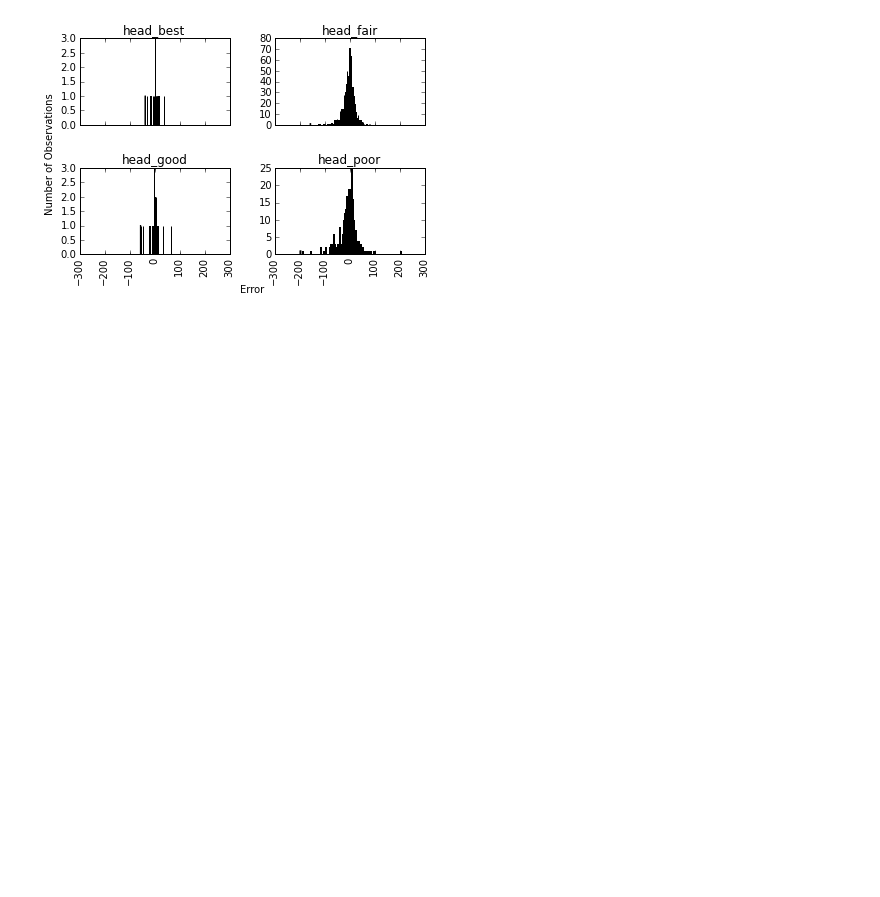
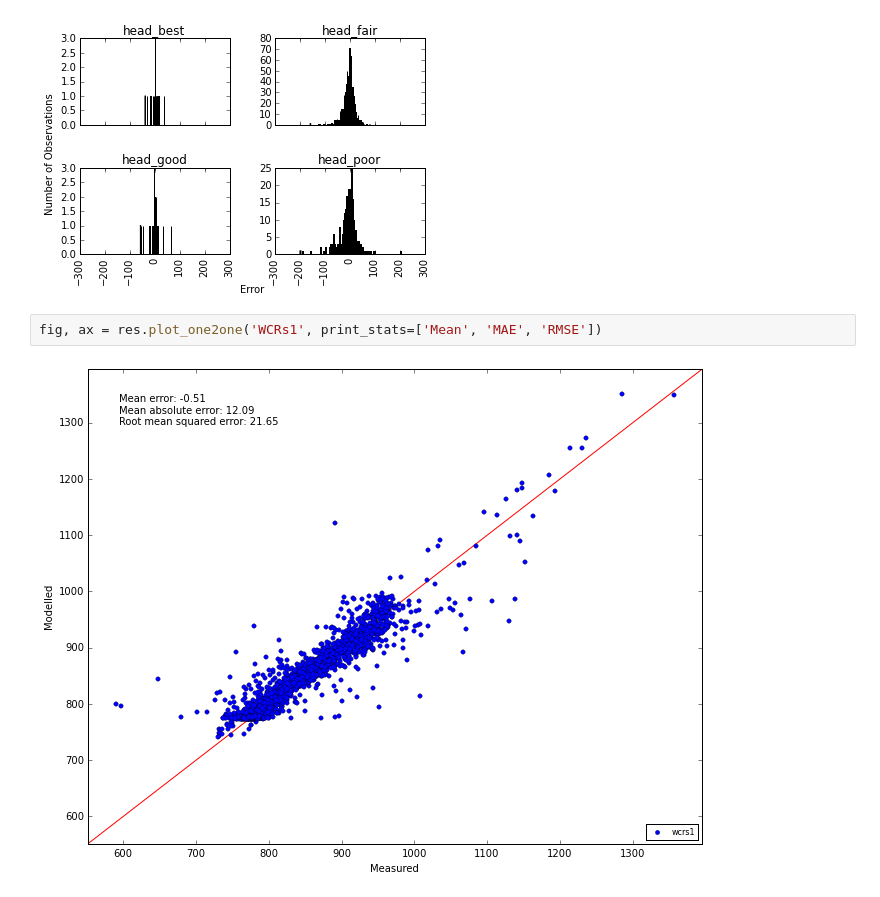
Before and after one commit to PESTools/pestools, a Jupyter notebook: examples/Res.ipynb, the cells around one changed output. Saved outputs shown, nothing was run; the diff lists cells and outputs as text; blank space fills up the shorter version.

```diff
--- a/examples/Res.ipynb
+++ b/examples/Res.ipynb
@@ -129,3 +140,7 @@ res.description
 fig, axes = res.plot_hist(groupinfo=['head_best', 'head_good', 'head_fair', 'head_poor'], color='k')
 # %% [output]
 [figure]
+# %%
+fig, ax = res.plot_one2one('WCRs1', print_stats=['Mean', 'MAE', 'RMSE'])
+# %% [output]
+[figure, added]
```
Also changed, not shown: parts of 5 cells of this notebook, 2 other files.
